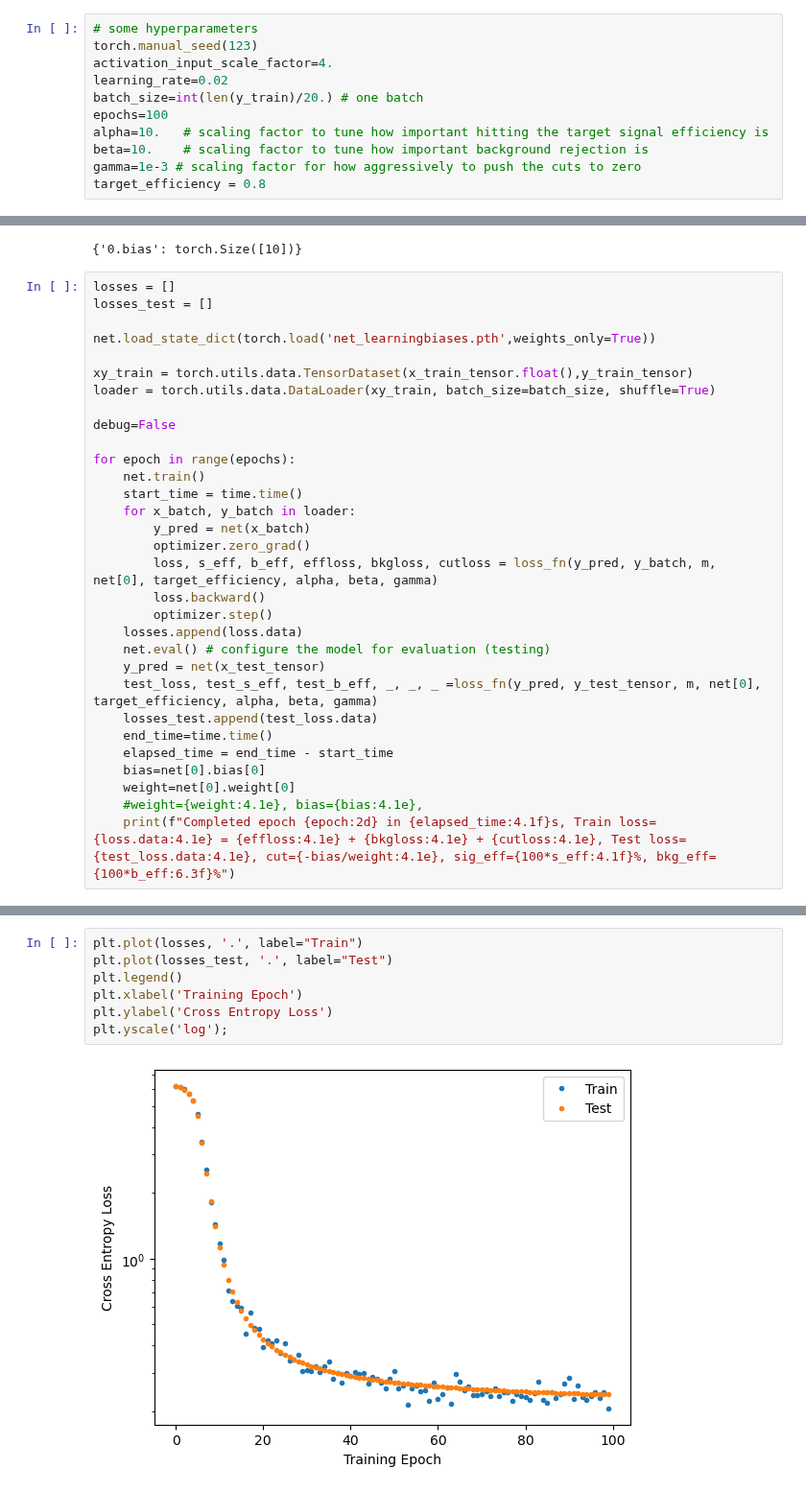
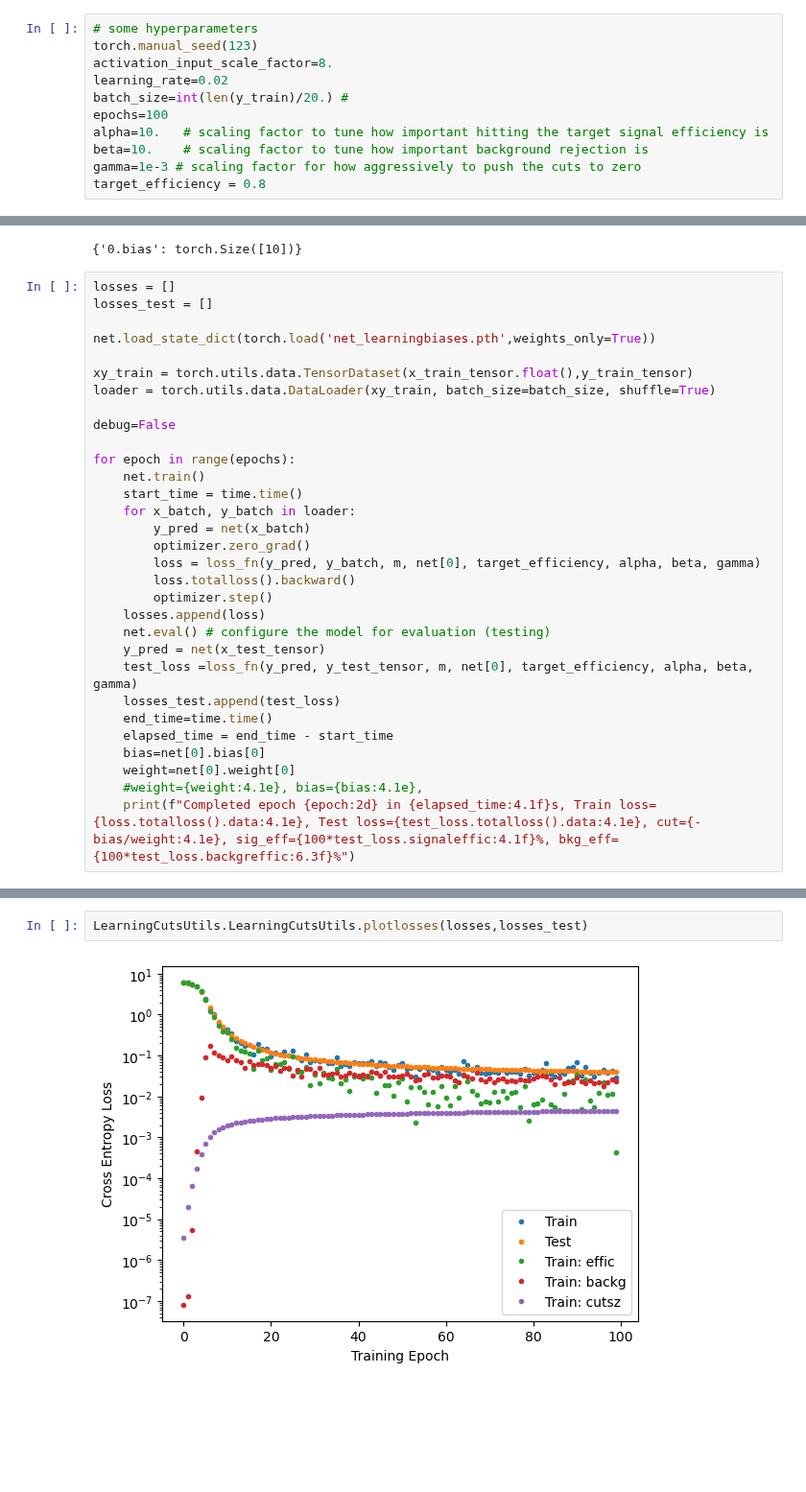
Before and after one commit to scipp-atlas/cabin-notebooks, a Jupyter notebook: LearningBiases.ipynb, the cells around one changed output, grey strips where cells are left out. Shown at 96% size. Cells and saved outputs as stored; diff of their text form; blank space fills up the shorter version.

```diff
--- a/LearningBiases.ipynb
+++ b/LearningBiases.ipynb
@@ -86,9 +86,9 @@ cuts_gt_lt = [lt, gt, gt, gt, lt,
 # %%
 # some hyperparameters
 torch.manual_seed(123)
-activation_input_scale_factor=4.
+activation_input_scale_factor=8.
 learning_rate=0.02
-batch_size=int(len(y_train)/20.) # one batch
+batch_size=int(len(y_train)/20.) #
 epochs=100
 alpha=10.   # scaling factor to tune how important hitting the target signal efficiency is
 beta=10.    # scaling factor to tune how important background rejection is
@@ -122,18 +122,18 @@ for epoch in range(epochs):
     for x_batch, y_batch in loader:
         y_pred = net(x_batch)
         optimizer.zero_grad()
-        loss, s_eff, b_eff, effloss, bkgloss, cutloss = loss_fn(y_pred, y_batch, m, net[0], target_efficiency, alpha, beta, gamma)
-        loss.backward()
+        loss = loss_fn(y_pred, y_batch, m, net[0], target_efficiency, alpha, beta, gamma)
+        loss.totalloss().backward()
         optimizer.step()
-    losses.append(loss.data)
+    losses.append(loss)
     net.eval() # configure the model for evaluation (testing)
     y_pred = net(x_test_tensor)
-    test_loss, test_s_eff, test_b_eff, _, _, _ =loss_fn(y_pred, y_test_tensor, m, net[0], target_efficiency, alpha, beta, gamma)
-    losses_test.append(test_loss.data)
+    test_loss =loss_fn(y_pred, y_test_tensor, m, net[0], target_efficiency, alpha, beta, gamma)
+    losses_test.append(test_loss)
     end_time=time.time()
     elapsed_time = end_time - start_time
     bias=net[0].bias[0]
     weight=net[0].weight[0]
     #weight={weight:4.1e}, bias={bias:4.1e},
-    print(f"Completed epoch {epoch:2d} in {elapsed_time:4.1f}s, Train loss={loss.data:4.1e} = {effloss:4.1e} + {bkgloss:4.1e} + {cutloss:4.1e}, Test loss={test_loss.data:4.1e}, cut={-bias/weight:4.1e}, sig_eff={100*s_eff:4.1f}%, bkg_eff={100*b_eff:6.3f}%")
+    print(f"Completed epoch {epoch:2d} in {elapsed_time:4.1f}s, Train loss={loss.totalloss().data:4.1e}, Test loss={test_loss.totalloss().data:4.1e}, cut={-bias/weight:4.1e}, sig_eff={100*test_loss.signaleffic:4.1f}%, bkg_eff={100*test_loss.backgreffic:6.3f}%")
 # %% [output]
@@ -157,12 +157,7 @@ Completed epoch 99 in  0.6s, Train loss=2.1e-01 = 5.2e-02 + 1.5e-01 + 5.8e-03, T
 # %%
-plt.plot(losses, '.', label="Train")
-plt.plot(losses_test, '.', label="Test")
-plt.legend()
-plt.xlabel('Training Epoch')
-plt.ylabel('Cross Entropy Loss')
-plt.yscale('log');
+LearningCutsUtils.LearningCutsUtils.plotlosses(losses,losses_test)
 # %% [output]
-[figure, old version]
+[figure, new version]
 # %%
 net.eval() # configure the model for evaluation (testing)
 y_pred_test = torch.prod(net(x_test_tensor),dim=1).detach().cpu()
```
Also changed, not shown: parts of 18 cells of this notebook, 2 other files.
